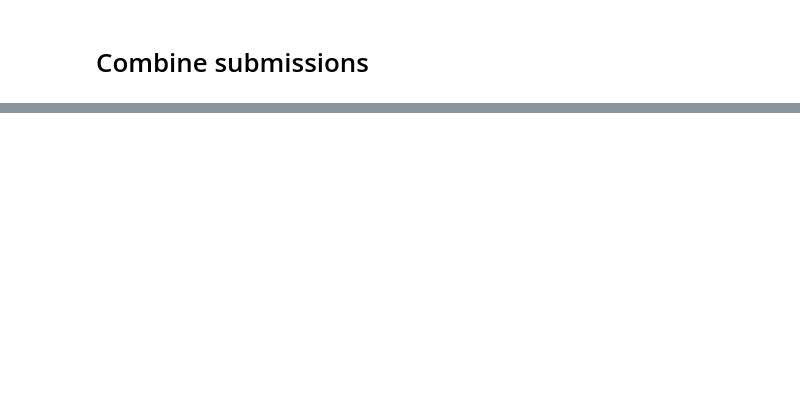
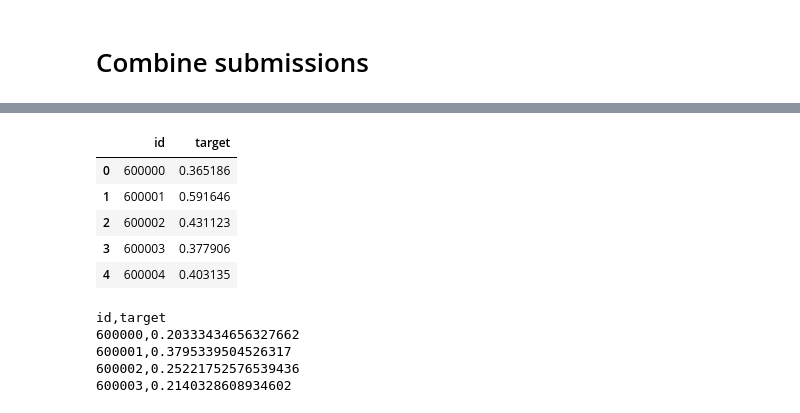
Before and after one commit to morlov/ds, a Jupyter notebook: cfec/notebook/cfec2_entity_embedding.ipynb, the cells around one changed output, grey strips where cells are left out. Saved outputs shown, nothing was run; the diff lists cells and outputs as text; code cells hidden in the pictures; blank space fills up the shorter version.

```diff
--- a/cfec/notebook/cfec2_entity_embedding.ipynb
+++ b/cfec/notebook/cfec2_entity_embedding.ipynb
@@ -321,0 +412,9 @@ id,target
+# %%
+df3.head()
+# %% [output]
+|  | id | target |
+| 0 | 600000 | 0.365186 |
+| 1 | 600001 | 0.591646 |
+| 2 | 600002 | 0.431123 |
+| 3 | 600003 | 0.377906 |
+| 4 | 600004 | 0.403135 |
@@ -321,0 +423,9 @@ id,target
+# %%
+df2.to_csv('../data/submission_combine.csv', index=False)
+!head -n 5 ../data/submission_combine.csv
+# %% [output]
+id,target
+600000,0.20333434656327662
+600001,0.3795339504526317
+600002,0.25221752576539436
+600003,0.2140328608934602
```
Also changed, not shown: parts of 10 cells of this notebook, 2 other files.
